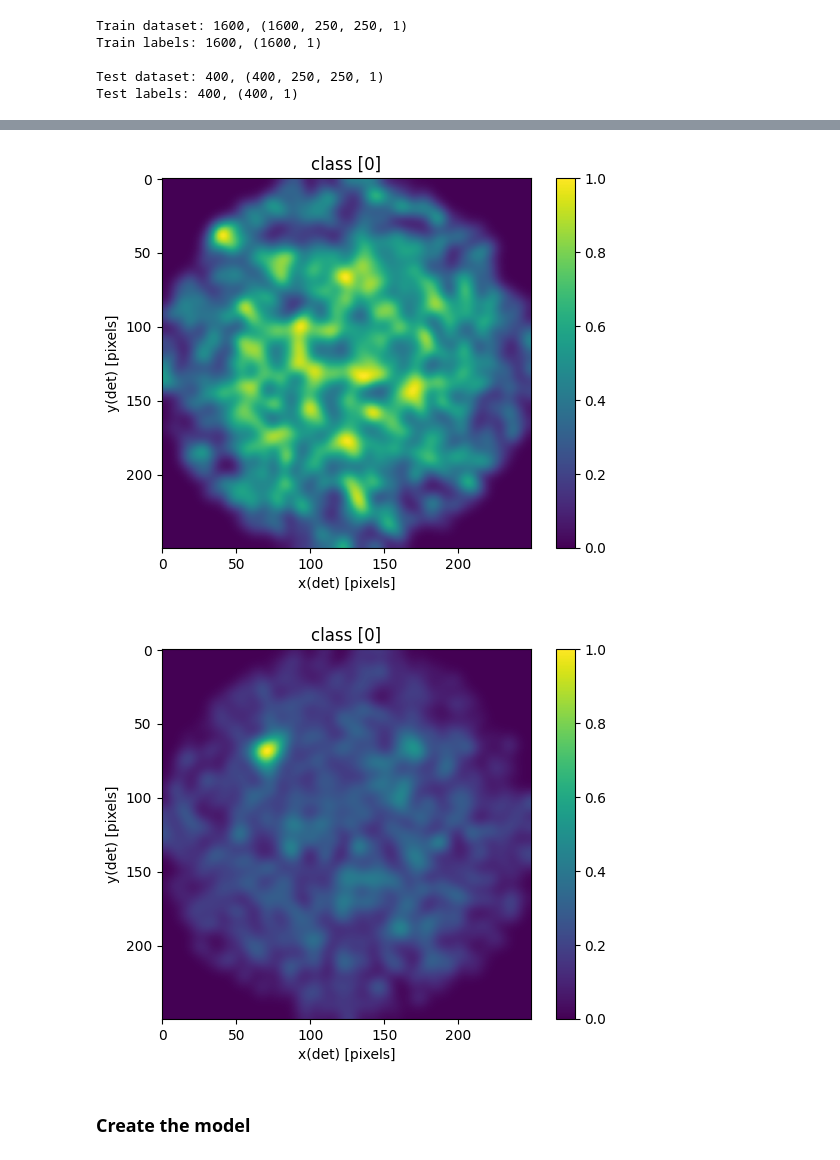
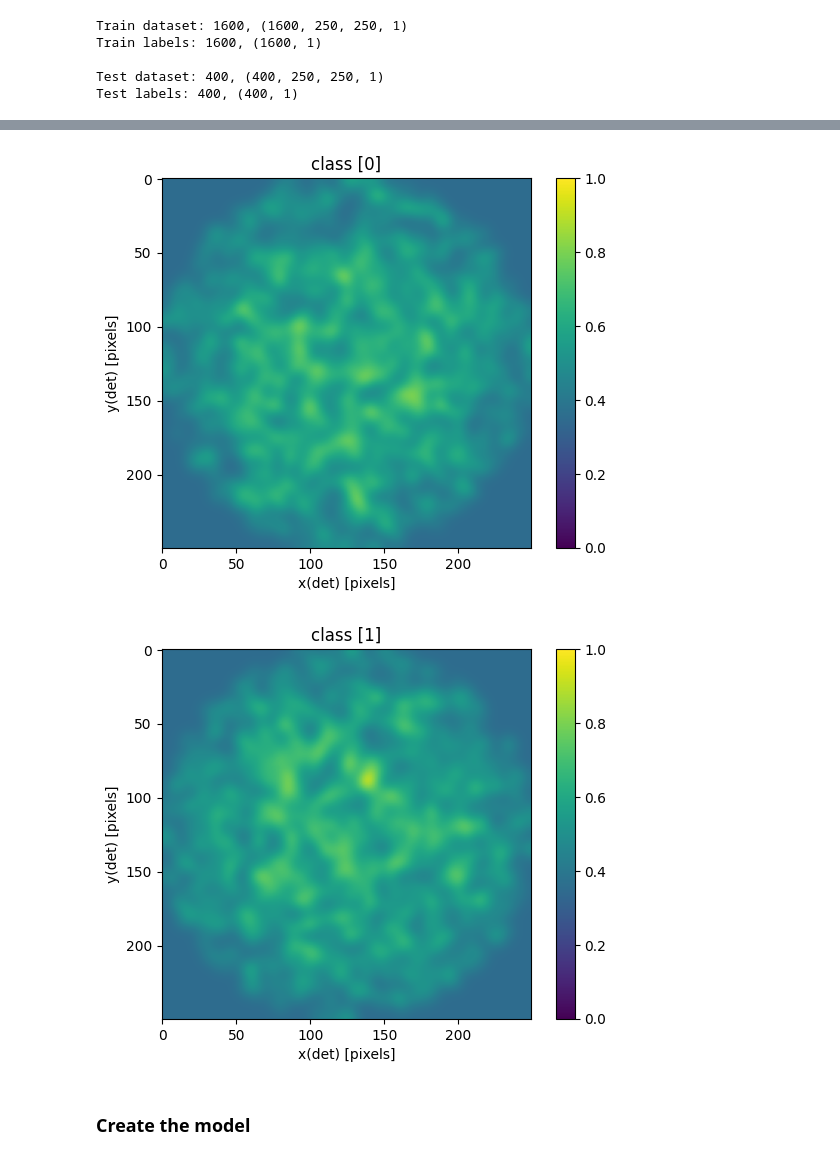
Before and after one commit to ambra-dipiano/astroAI, a Jupyter notebook: astroai/notebooks/cnn-classifier.ipynb, the cells around one changed output, grey strips where cells are left out. Cells and saved outputs as stored; diff of their text form; code cells hidden in the pictures.

```diff
--- a/astroai/notebooks/cnn-classifier.ipynb
+++ b/astroai/notebooks/cnn-classifier.ipynb
@@ -13,7 +13,7 @@ src_info = f'/data01/homes/dipiano/E4/z60_NLST/crab/sim/merged_data.dat'
 bkg_info = f'/data01/homes/dipiano/E4/z60_NLST/background/sim/merged_data.dat'
 
 # dataset
-mapsname = '/data01/homes/dipiano/E4/z60_NLST/ds_50s_5sgm_1000sz.npy'
+mapsname = '/data01/homes/dipiano/E4/z60_NLST/detection_50s_5sgm_1000sz.npy'
 ds = np.load(mapsname, allow_pickle=True, encoding='latin1', fix_imports=True).flat[0]
 print(f"Maps: {ds.keys()}")
 print(f"SRC dataset size: {len(ds['SRC'])}")
@@ -47,7 +47,7 @@ Test labels: 400, (400, 1)
 # %%
 from astroai.tools.utils import plot_heatmap
 
-idx = 802
+idx = 600
 plot_heatmap(train_data[0], title=f'class {train_labels[0]}', show=True, save=False, save_name=None)
 plot_heatmap(train_data[-1], title=f'class {train_labels[-1]}', show=True, save=False, save_name=None)
 plot_heatmap(train_data[idx], title=f'class {train_labels[idx]}', show=True, save=False, save_name=None)
@@ -56,5 +56,5 @@ plot_heatmap(train_data[idx], title=f'class {train_labels[idx]}', show=True, sav
-[figure, old version]
+[figure, new version]
-[figure, old version]
+[figure, new version]
 # %% [markdown]
 ### Create the model
 # %%
```
Also changed, not shown: parts of 6 cells of this notebook, 1 other file.
